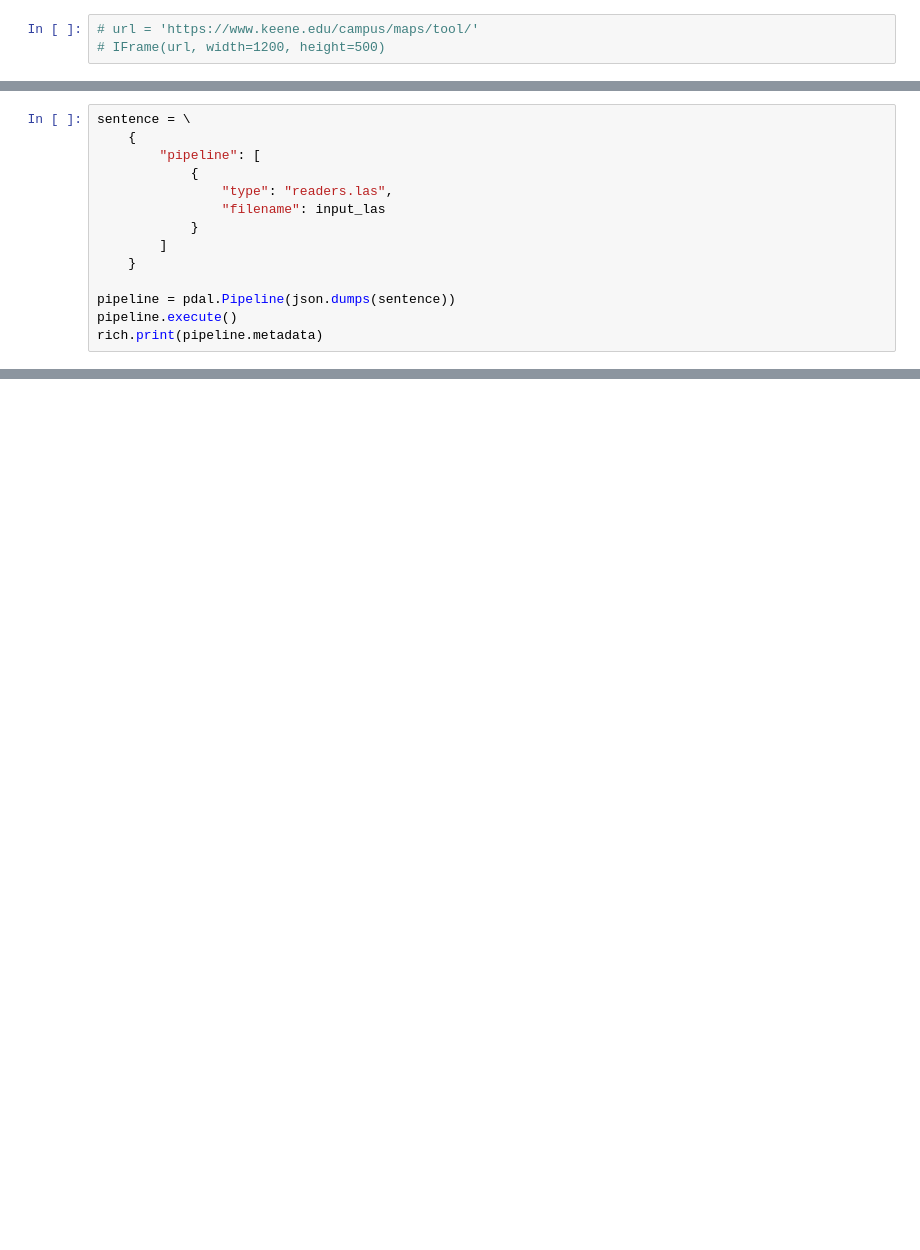
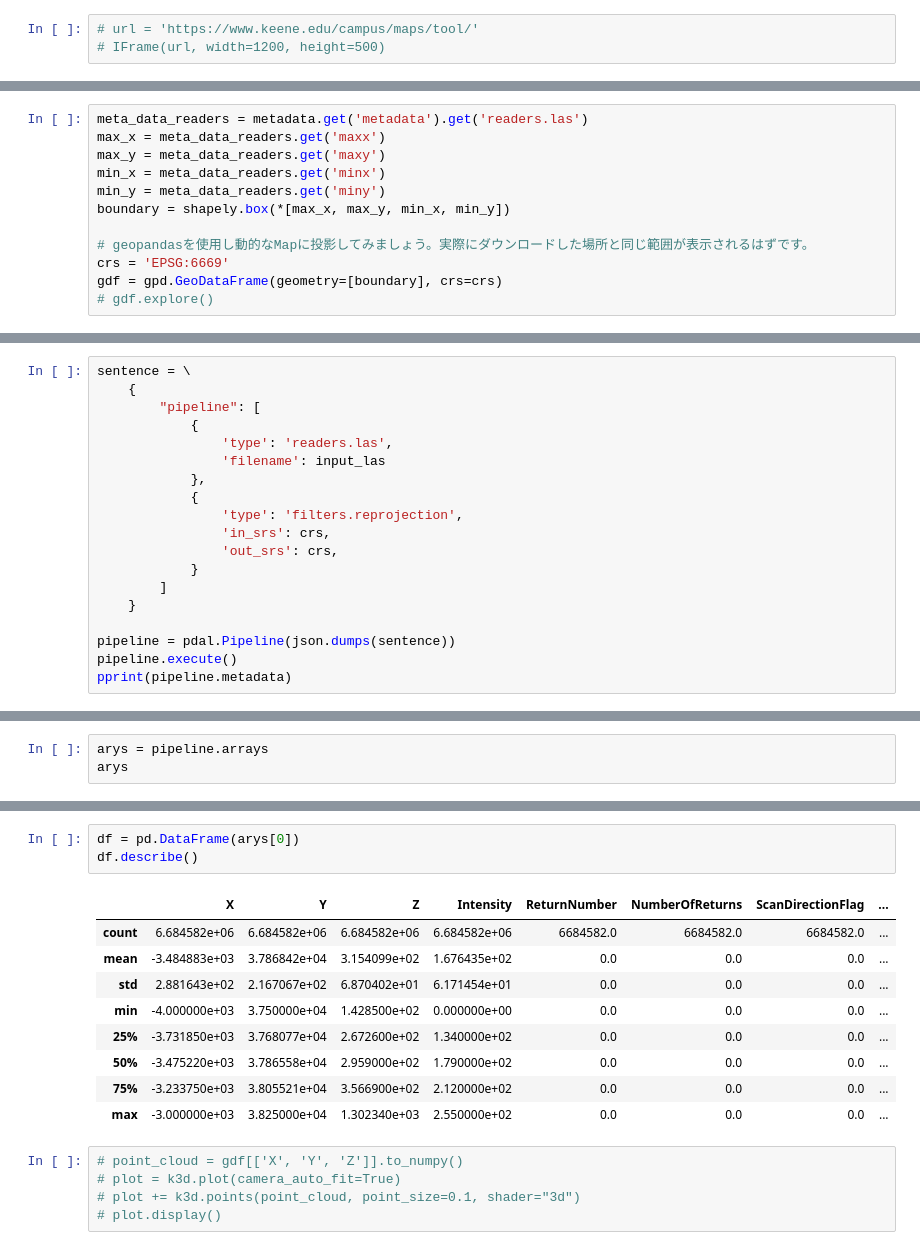
Before and after one commit to shingo405nagano/WriteZenn, a Jupyter notebook: notebooks/learn_lidar_session1_pdal.ipynb, the cells around one changed output, grey strips where cells are left out. Saved outputs shown, nothing was run; the diff lists cells and outputs as text; blank space fills up the shorter version.

```diff
--- a/notebooks/learn_lidar_session1_pdal.ipynb
+++ b/notebooks/learn_lidar_session1_pdal.ipynb
@@ -26,0 +86,12 @@ PipelineはJSONで書く必要があります。しかし文字列としてJSON
+# %%
+meta_data_readers = metadata.get('metadata').get('readers.las')
+max_x = meta_data_readers.get('maxx')
+max_y = meta_data_readers.get('maxy')
+min_x = meta_data_readers.get('minx')
+min_y = meta_data_readers.get('miny')
+boundary = shapely.box(*[max_x, max_y, min_x, min_y])
+
+# geopandasを使用し動的なMapに投影してみましょう。実際にダウンロードした場所と同じ範囲が表示されるはずです。
+crs = 'EPSG:6669'
+gdf = gpd.GeoDataFrame(geometry=[boundary], crs=crs)
+# gdf.explore()
@@ -29,13 +108,18 @@ sentence = \
     {
         "pipeline": [
             {
-                "type": "readers.las",
-                "filename": input_las
+                'type': 'readers.las',
+                'filename': input_las
+            },
+            {
+                'type': 'filters.reprojection',
+                'in_srs': crs,
+                'out_srs': crs,
             }
         ]
     }
 
 pipeline = pdal.Pipeline(json.dumps(sentence))
 pipeline.execute()
-rich.print(pipeline.metadata)
+pprint(pipeline.metadata)
 # %% [output]
@@ -63,0 +148,3 @@ rich.print(pipeline.metadata)
+# %%
+arys = pipeline.arrays
+arys
@@ -63,0 +160,18 @@ rich.print(pipeline.metadata)
+# %%
+df = pd.DataFrame(arys[0])
+df.describe()
+# %% [output]
+|  | X | Y | Z | Intensity | ReturnNumber | NumberOfReturns | ScanDirectionFlag | ... |
+| count | 6.684582e+06 | 6.684582e+06 | 6.684582e+06 | 6.684582e+06 | 6684582.0 | 6684582.0 | 6684582.0 | ... |
+| mean | -3.484883e+03 | 3.786842e+04 | 3.154099e+02 | 1.676435e+02 | 0.0 | 0.0 | 0.0 | ... |
+| std | 2.881643e+02 | 2.167067e+02 | 6.870402e+01 | 6.171454e+01 | 0.0 | 0.0 | 0.0 | ... |
+| min | -4.000000e+03 | 3.750000e+04 | 1.428500e+02 | 0.000000e+00 | 0.0 | 0.0 | 0.0 | ... |
+| 25% | -3.731850e+03 | 3.768077e+04 | 2.672600e+02 | 1.340000e+02 | 0.0 | 0.0 | 0.0 | ... |
+| 50% | -3.475220e+03 | 3.786558e+04 | 2.959000e+02 | 1.790000e+02 | 0.0 | 0.0 | 0.0 | ... |
+| 75% | -3.233750e+03 | 3.805521e+04 | 3.566900e+02 | 2.120000e+02 | 0.0 | 0.0 | 0.0 | ... |
+| max | -3.000000e+03 | 3.825000e+04 | 1.302340e+03 | 2.550000e+02 | 0.0 | 0.0 | 0.0 | ... |
+# %%
+# point_cloud = gdf[['X', 'Y', 'Z']].to_numpy()
+# plot = k3d.plot(camera_auto_fit=True)
+# plot += k3d.points(point_cloud, point_size=0.1, shader="3d")
+# plot.display()
```
Also changed, not shown: parts of 16 cells of this notebook.
